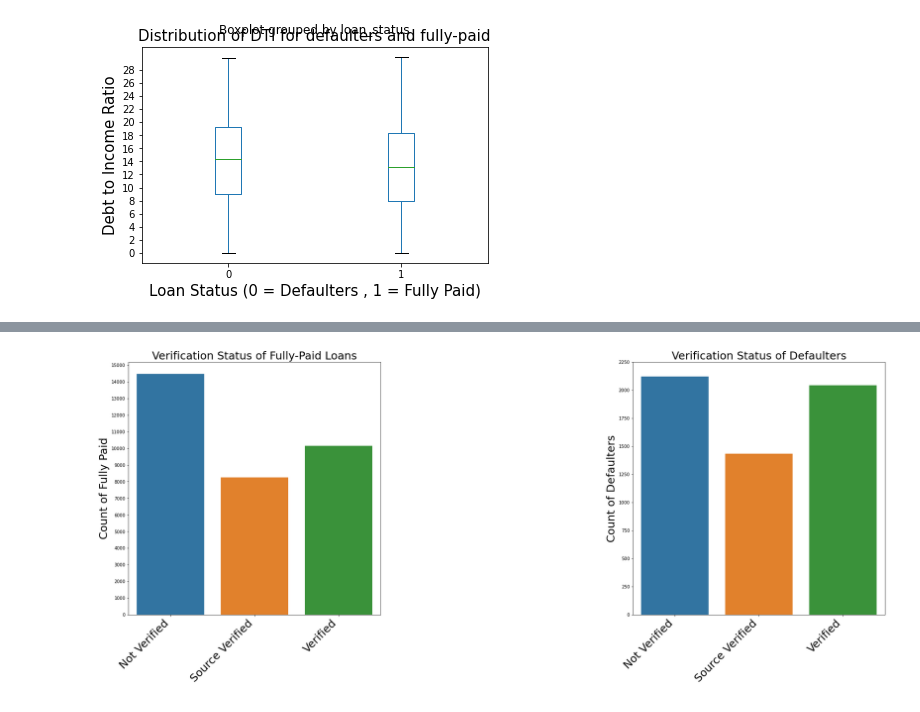
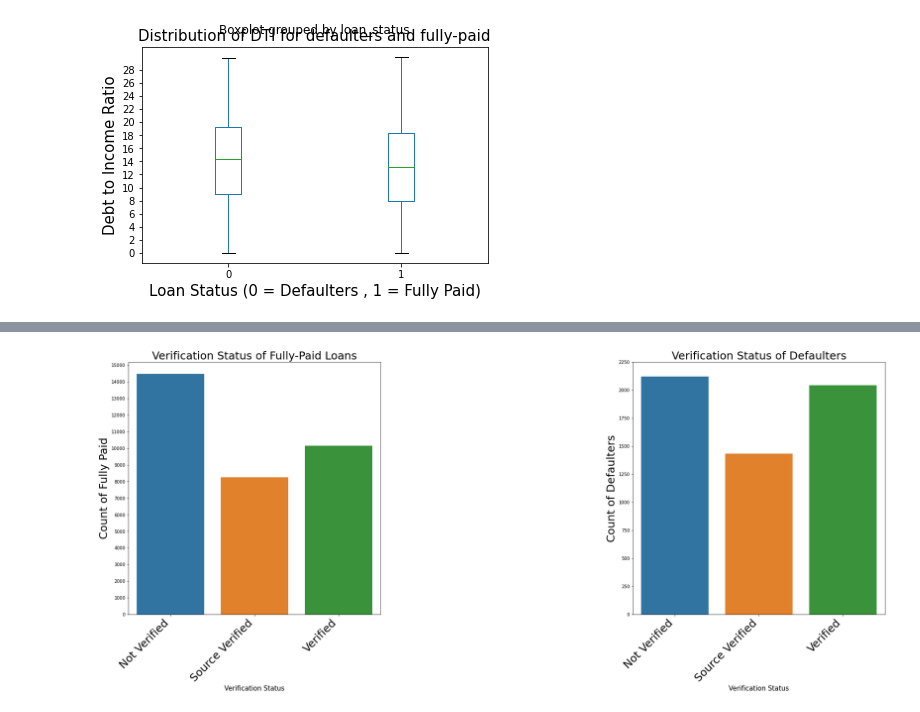
Before and after one commit to DrParulShah/Lending_Club_Project, a Jupyter notebook: Group_Facilitator_ParulShah.ipynb, the cells around one changed output, grey strips where cells are left out. Saved outputs shown, nothing was run; the diff lists cells and outputs as text; code cells hidden in the pictures.

```diff
--- a/Group_Facilitator_ParulShah.ipynb
+++ b/Group_Facilitator_ParulShah.ipynb
@@ -880,31 +924,35 @@ f.set_figheight(10)
 
 
 data_verification = data_filtered[data_filtered['loan_status'] == 'Fully Paid']
 plt.subplot(1, 2, 1)
 plt.title('Verification Status of Fully-Paid Loans', fontsize = 25)
 plt.xticks(rotation=45,fontsize = 25, ha='right')
 sb.countplot(sorted(data_verification['verification_status']))
 plt.yticks(np.arange(0, 16000, 1000))
 plt.ylabel('Count of Fully Paid', fontsize = 25)
+plt.xlabel("Verification Status", fontsize = 25)
+
 
 
 
 data_verification = data_filtered[data_filtered['loan_status'] == 'Charged Off']
 plt.subplot(1, 2, 2)
 plt.title('Verification Status of Defaulters', fontsize = 25)
 plt.xticks(rotation=45,fontsize = 25, ha='right')
 sb.countplot(sorted(data_verification['verification_status']))
 plt.yticks(np.arange(0, 2500, 250))
 plt.ylabel('Count of Defaulters', fontsize = 25)
+plt.xlabel("Verification Status", fontsize = 25)
+
 
 
 plt.subplots_adjust(left=0.1,
                     bottom=0.1,
                     right=0.9,
                     top=0.9,
                     wspace=0.9999,
                     hspace=0.5)
 
 plt.show()
 # %% [output]
-[figure, old version]
+[figure, new version]
```
Also changed, not shown: parts of 74 cells of this notebook, 2 other files.
